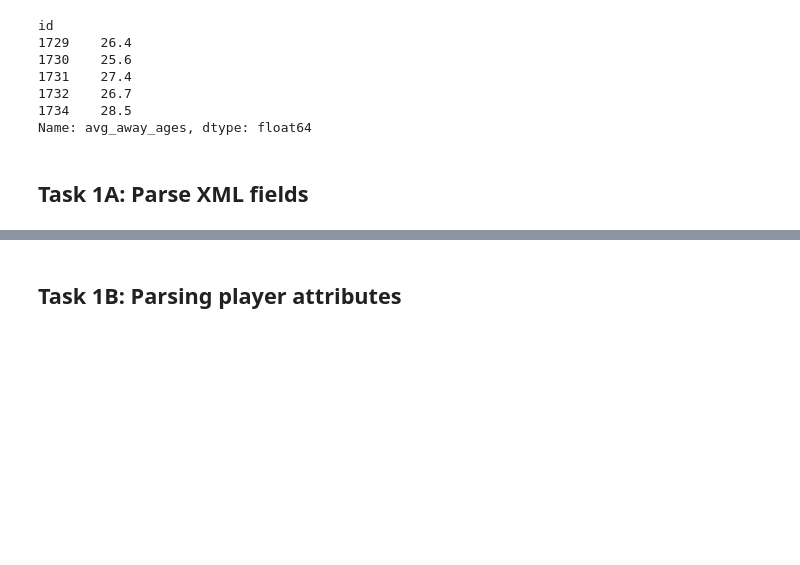
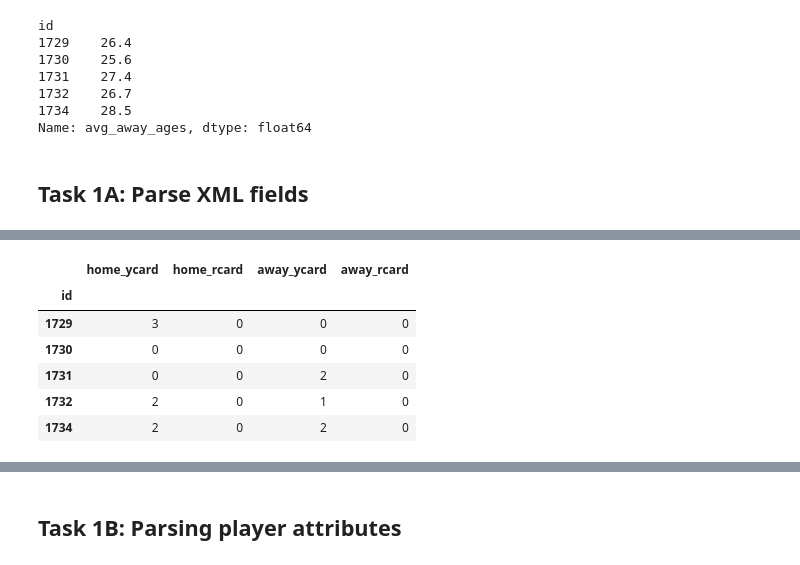
Before and after one commit to amrawadk/football-data-analysis, a Jupyter notebook: build_database.ipynb, the cells around one changed output, grey strips where cells are left out. Saved outputs shown, nothing was run; the diff lists cells and outputs as text; code cells hidden in the pictures; blank space fills up the shorter version.

```diff
--- a/build_database.ipynb
+++ b/build_database.ipynb
@@ -197,0 +167,9 @@ df.head(5)
+# %%
+# Add common XML fields to the main dataframe
+common_xml_fields = ['shoton', 'shotoff', 'foulcommit', 'corner']
+
+for field in common_xml_fields:
+    df[f'home_{field}'] = df.apply(lambda s: count_teams(s[field])[str(s['home_team_api_id'])], axis=1)
+    df[f'away_{field}'] = df.apply(lambda s: count_teams(s[field])[str(s['away_team_api_id'])], axis=1)
+
+df.head(5)
@@ -197,0 +185,23 @@ df.head(5)
+# %%
+# Get card details
+def get_cards(xml_string, card_type):
+    c = Counter()
+    for val in ET.fromstring(xml_string).iter('value'):
+        if val.find('card_type').text == card_type:
+            c.update([val.find('team').text])
+    return c
+
+df['home_ycard'] = df.apply(lambda s: get_cards(s['card'], 'y')[str(s['home_team_api_id'])], axis=1)
+df['home_rcard'] = df.apply(lambda s: get_cards(s['card'], 'r')[str(s['home_team_api_id'])], axis=1)
+df['away_ycard'] = df.apply(lambda s: get_cards(s['card'], 'y')[str(s['away_team_api_id'])], axis=1)
+df['away_rcard'] = df.apply(lambda s: get_cards(s['card'], 'r')[str(s['away_team_api_id'])], axis=1)
+
+df[['home_ycard', 'home_rcard', 'away_ycard', 'away_rcard']].head(5)
+# %% [output]
+|  | home_ycard | home_rcard | away_ycard | away_rcard |
+| id |  |  |  |  |
+| 1729 | 3 | 0 | 0 | 0 |
+| 1730 | 0 | 0 | 0 | 0 |
+| 1731 | 0 | 0 | 2 | 0 |
+| 1732 | 2 | 0 | 1 | 0 |
+| 1734 | 2 | 0 | 2 | 0 |
```
Also changed, not shown: parts of 6 cells of this notebook.
